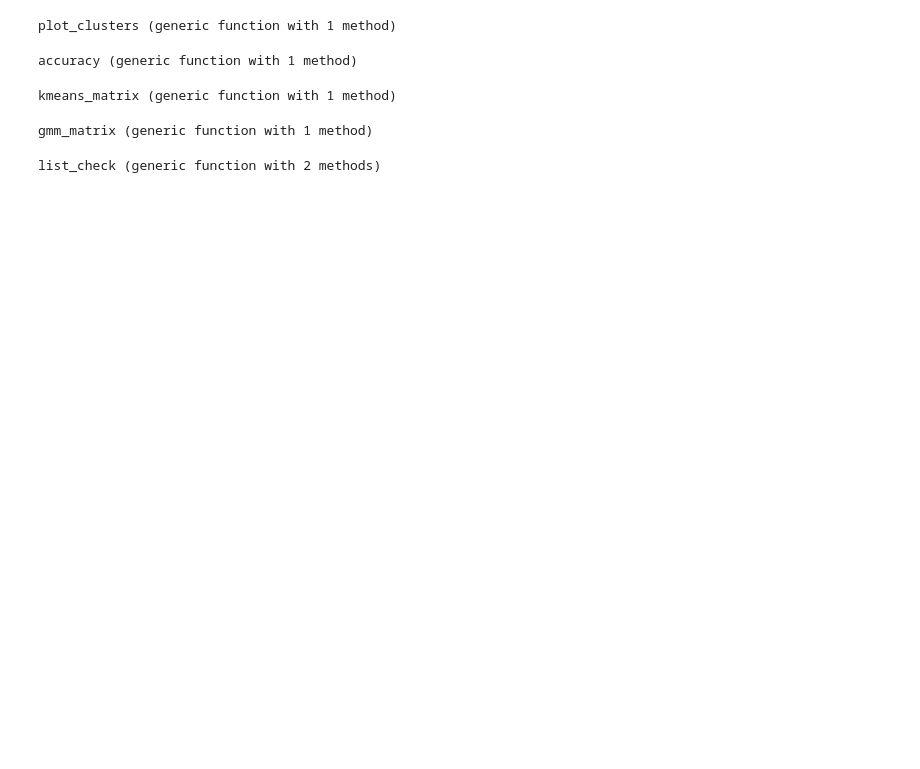
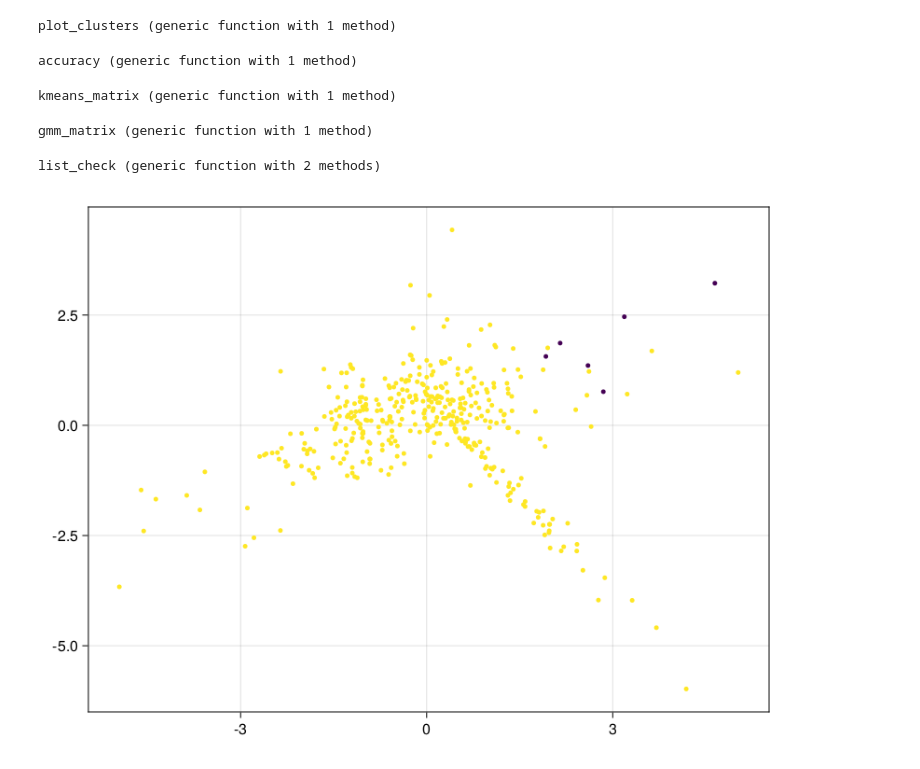
Before and after one commit to solislemuslab/PhyloClustering.jl, a Jupyter notebook: 4-taxa-check.ipynb, the cells around one changed output. Saved outputs shown, nothing was run; the diff lists cells and outputs as text; code cells hidden in the pictures; blank space fills up the shorter version.

```diff
--- a/4-taxa-check.ipynb
+++ b/4-taxa-check.ipynb
@@ -274,3 +267,12 @@ function list_check(trees, fixed_tree = 1)
 end
 # %% [output]
 list_check (generic function with 2 methods)
+# %%
+# Network check begin
+
+network = CSV.read("./data/network.trees", DataFrame)
+network = standardize_tree(network)
+label = kmeans_label(network, 2)
+plot_clusters(network, label)
+# %% [output]
+[figure, added]
```
Also changed, not shown: parts of 9 cells of this notebook, 3 other files.
